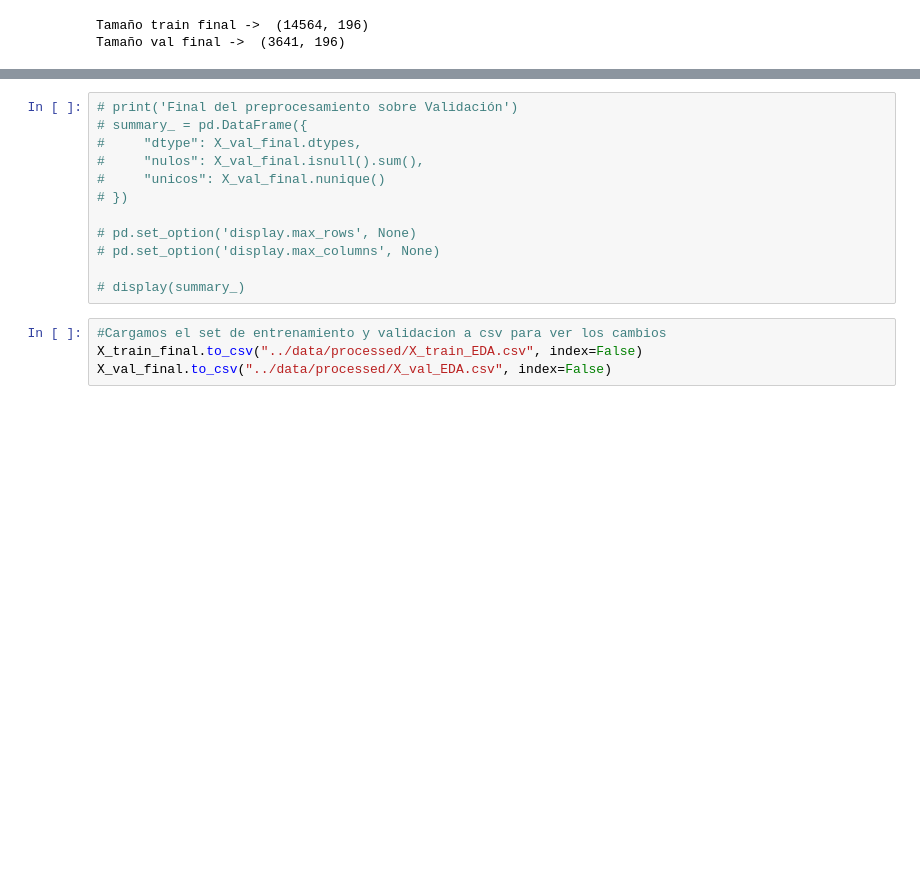
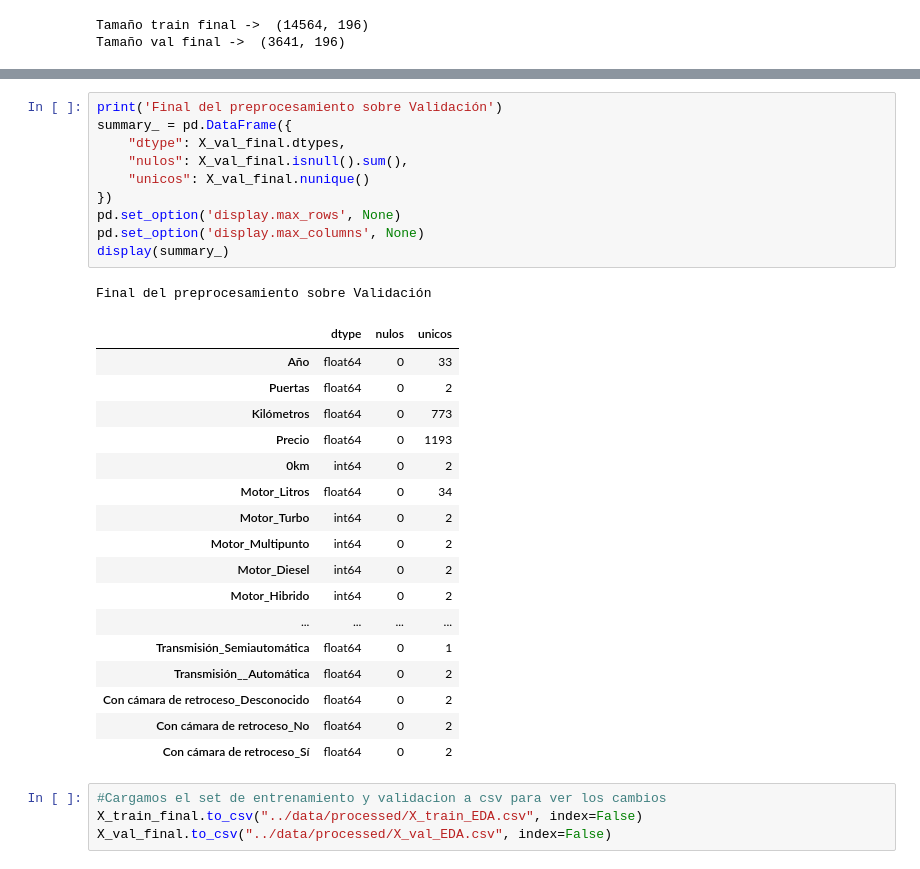
Before and after one commit to PilarOtero/Gurevich_Otero_Informe_PF, a Jupyter notebook: notebook/Gurevich_Otero_Notebook_PF.ipynb, the cells around one changed output, grey strips where cells are left out. Cells and saved outputs as stored; diff of their text form; blank space fills up the shorter version.

```diff
--- a/notebook/Gurevich_Otero_Notebook_PF.ipynb
+++ b/notebook/Gurevich_Otero_Notebook_PF.ipynb
@@ -364,15 +400,32 @@ Tamaño val final ->  (3641, 196)
 # %%
-# print('Final del preprocesamiento sobre Validación')
-# summary_ = pd.DataFrame({
-#     "dtype": X_val_final.dtypes,
-#     "nulos": X_val_final.isnull().sum(),
-#     "unicos": X_val_final.nunique()
-# })
-
-# pd.set_option('display.max_rows', None)
-# pd.set_option('display.max_columns', None)
-
-# display(summary_)
+print('Final del preprocesamiento sobre Validación')
+summary_ = pd.DataFrame({
+    "dtype": X_val_final.dtypes,
+    "nulos": X_val_final.isnull().sum(),
+    "unicos": X_val_final.nunique()
+})
+pd.set_option('display.max_rows', None)
+pd.set_option('display.max_columns', None)
+display(summary_)
+# %% [output]
+Final del preprocesamiento sobre Validación
+|  | dtype | nulos | unicos |
+| Año | float64 | 0 | 33 |
+| Puertas | float64 | 0 | 2 |
+| Kilómetros | float64 | 0 | 773 |
+| Precio | float64 | 0 | 1193 |
+| 0km | int64 | 0 | 2 |
+| Motor_Litros | float64 | 0 | 34 |
+| Motor_Turbo | int64 | 0 | 2 |
+| Motor_Multipunto | int64 | 0 | 2 |
+| Motor_Diesel | int64 | 0 | 2 |
+| Motor_Hibrido | int64 | 0 | 2 |
+| ... | ... | ... | ... |
+| Transmisión_Semiautomática | float64 | 0 | 1 |
+| Transmisión__Automática | float64 | 0 | 2 |
+| Con cámara de retroceso_Desconocido | float64 | 0 | 2 |
+| Con cámara de retroceso_No | float64 | 0 | 2 |
+| Con cámara de retroceso_Sí | float64 | 0 | 2 |
 # %%
 #Cargamos el set de entrenamiento y validacion a csv para ver los cambios
 X_train_final.to_csv("../data/processed/X_train_EDA.csv", index=False)
```
Also changed, not shown: parts of 23 cells of this notebook, 9 other files.
